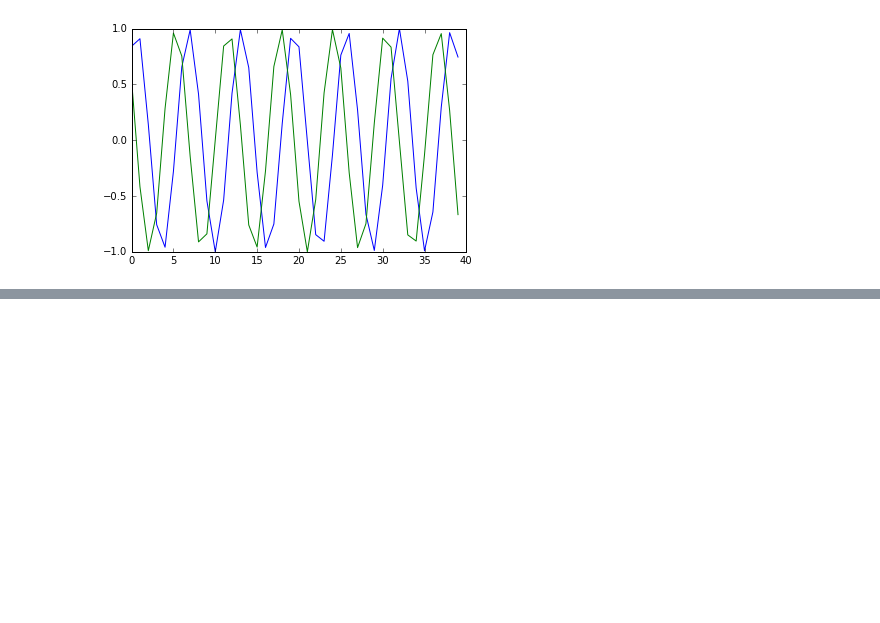
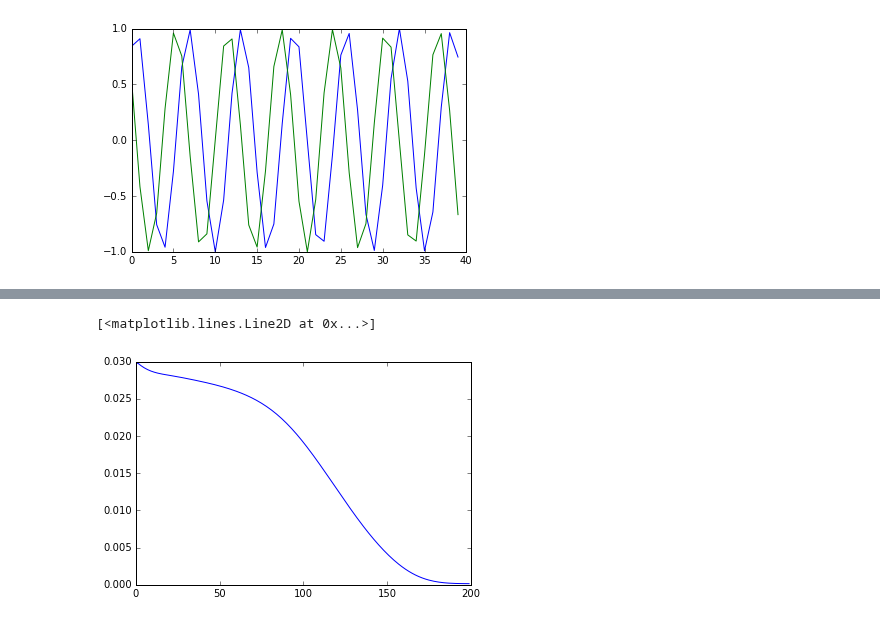
Before and after one commit to haretaro/ichiyo, a Jupyter notebook: net/train.ipynb, the cells around one changed output, grey strips where cells are left out. Drawn from its saved outputs; the diff is of its cells as text; code cells hidden in the pictures; blank space fills up the shorter version.

```diff
--- a/net/train.ipynb
+++ b/net/train.ipynb
@@ -34,0 +44,36 @@ if use_gpu is True:
+# %%
+model = Net(1, 10)#入力の次元数, 中間層の次元数
+if use_gpu is True:
+    model.to_gpu()
+optimizer = optimizers.Adam()
+optimizer.setup(model)
+optimizer.add_hook(chainer.optimizer.GradientClipping(grad_clip))
+loss = []
+length = len(train_data_x)
+jump = length // batchsize
+batch_idxs = list(range(batchsize))
+accum_loss = 0
+epoch = 0
+loss_data = 0
+for i in range(jump * n_epoch):
+    x = chainer.Variable(xp.asarray([[train_data_x[(jump * j + i) % length]] for j in batch_idxs]))
+    y = chainer.Variable(xp.asarray([[train_data_y[(jump * j + i) % length]] for j in batch_idxs]))
+    loss_i = model(x,y)
+    accum_loss += loss_i
+    loss_data += accum_loss.data
+
+    if (i+1) % jump == 0:
+        epoch += 1
+        #if epoch > 5:
+        #    optimizer.lr /= 1.3
+        print('epoch {}, error {}'.format(epoch, loss_data / length))
+        loss.append(loss_data / length)
+        loss_data = 0
+
+
+    if (i+1) % bprop_len == 0:
+        model.zerograds()
+        accum_loss.backward()
+        accum_loss.unchain_backward()
+        accum_loss = 0
+        optimizer.update()
@@ -34,0 +98,5 @@ if use_gpu is True:
+# %%
+plt.plot(loss)
+# %% [output]
+[<matplotlib.lines.Line2D at 0x...>]
+[figure, added]
```
Also changed, not shown: parts of 5 cells of this notebook, 1 other file.
